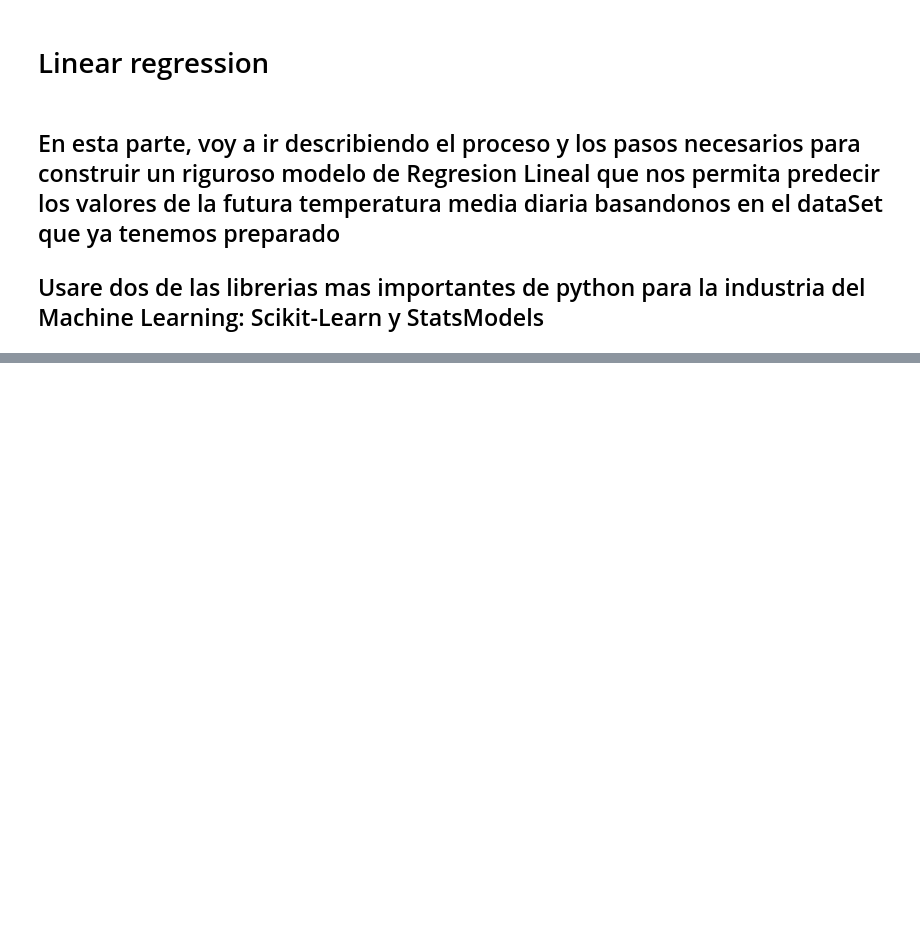
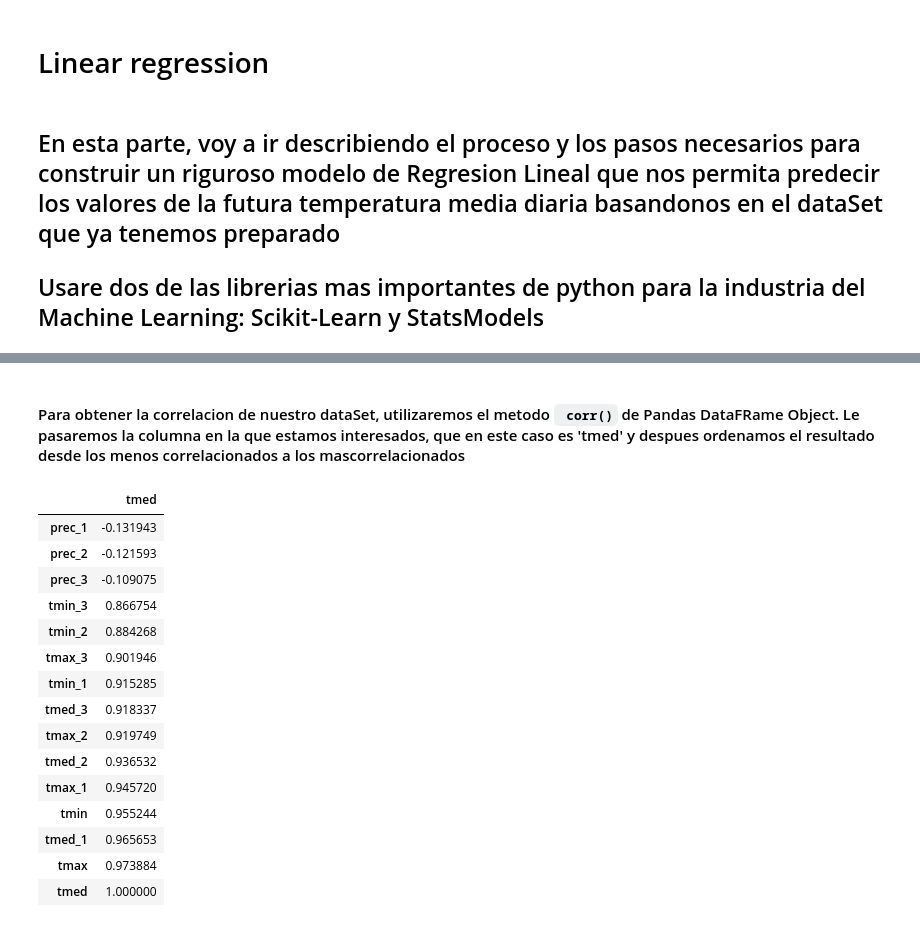
Before and after one commit to Plopezq/weather-forecast, a Jupyter notebook: Linear-Regression.ipynb, the cells around one changed output, grey strips where cells are left out. Saved outputs shown, nothing was run; the diff lists cells and outputs as text; code cells hidden in the pictures; blank space fills up the shorter version.

```diff
--- a/Linear-Regression.ipynb
+++ b/Linear-Regression.ipynb
@@ -19,0 +36,21 @@ QUIZA dar mas explicaciones
+# %% [markdown]
+#### Para obtener la correlacion de nuestro dataSet, utilizaremos el metodo ` corr()`  de Pandas DataFRame Object. Le pasaremos la columna en la que estamos interesados, que en este caso es 'tmed' y despues ordenamos el resultado desde los menos correlacionados a los mascorrelacionados
+# %%
+df.corr()[['tmed']].sort_values('tmed')
+# %% [output]
+|  | tmed |
+| prec_1 | -0.131943 |
+| prec_2 | -0.121593 |
+| prec_3 | -0.109075 |
+| tmin_3 | 0.866754 |
+| tmin_2 | 0.884268 |
+| tmax_3 | 0.901946 |
+| tmin_1 | 0.915285 |
+| tmed_3 | 0.918337 |
+| tmax_2 | 0.919749 |
+| tmed_2 | 0.936532 |
+| tmax_1 | 0.945720 |
+| tmin | 0.955244 |
+| tmed_1 | 0.965653 |
+| tmax | 0.973884 |
+| tmed | 1.000000 |
```
Also changed, not shown: parts of 19 cells of this notebook.
